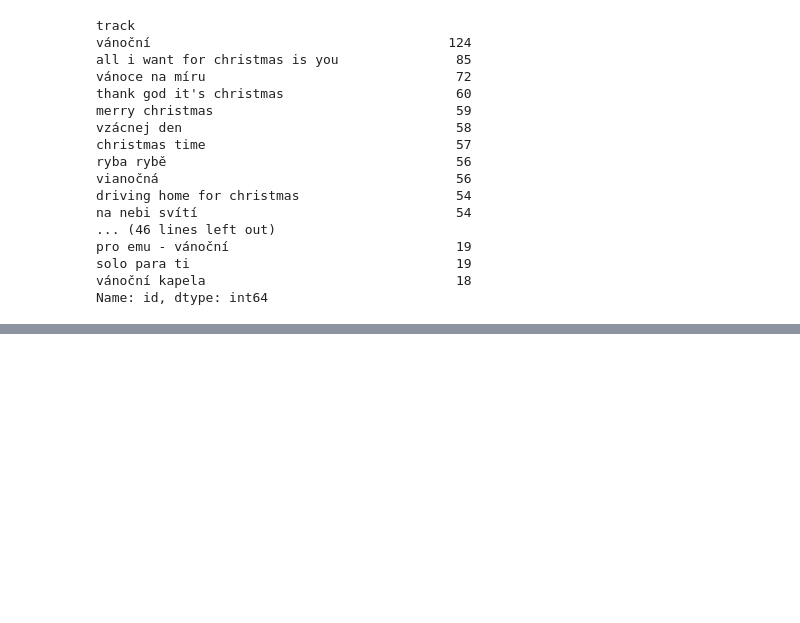
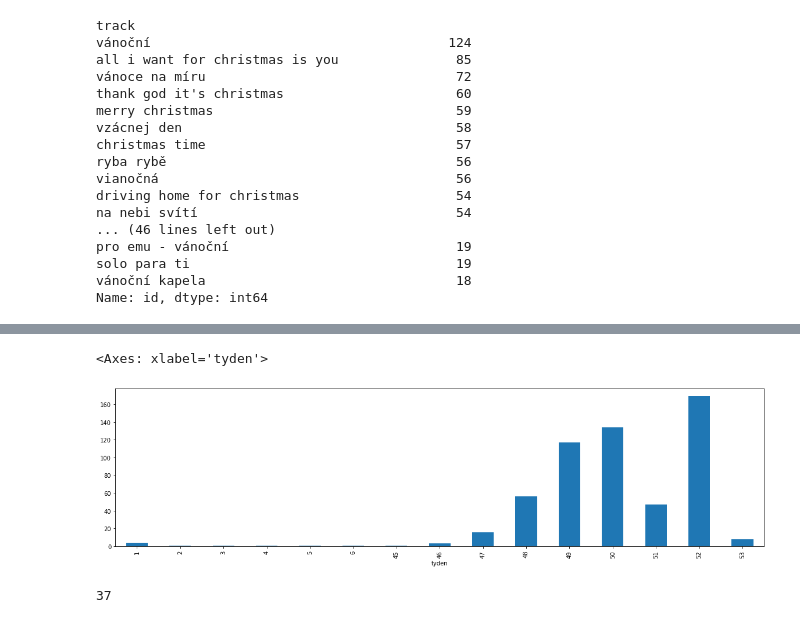
Before and after one commit to DataRozhlas/hitparady, a Jupyter notebook: 105 CZ100RADIO po roce Vánoce.ipynb, the cells around one changed output, grey strips where cells are left out. Saved outputs shown, nothing was run; the diff lists cells and outputs as text; code cells hidden in the pictures; blank space fills up the shorter version.

Commit message:
vánoční stream

```diff
--- a/105 CZ100RADIO po roce Vánoce.ipynb
+++ b/105 CZ100RADIO po roce Vánoce.ipynb
@@ -455,0 +477,10 @@ Name: id, dtype: int64
+# %%
+stream = pd.read_csv(os.path.join("data","CZ_SINGLES_DIGITAL_TOP_100_tydenni.csv"))
+# %%
+stream['track_hezky'] = stream.apply(lambda row: f"""{row['interpret_hlavni']}: {row['track'].split("(")[0]}""", axis=1)
+# %%
+letnistream = stream[stream['tyden'].isin([x for x in range(13,42)])]['track'].drop_duplicates().to_list()
+# %%
+vanocnistream = stream[(stream['tyden'].isin([49,50,51,52,53]) & (~stream['track'].isin(letnistream)))].groupby(['track'])['rok'].nunique().nlargest(50)
+vanocnistream = vanocnistream[vanocnistream >= 2]
+vanocnistream
@@ -455,0 +505,9 @@ Name: id, dtype: int64
+# %%
+stream[stream['track'].isin(vanocnistream.index.to_list())].groupby('tyden').size().plot.bar(figsize=(20,5))
+# %% [output]
+<Axes: xlabel='tyden'>
+[figure, added]
+# %%
+len(vanocnistream.index.to_list())
+# %% [output]
+37
```
Also changed, not shown: parts of 12 cells of this notebook, 4 other files.
